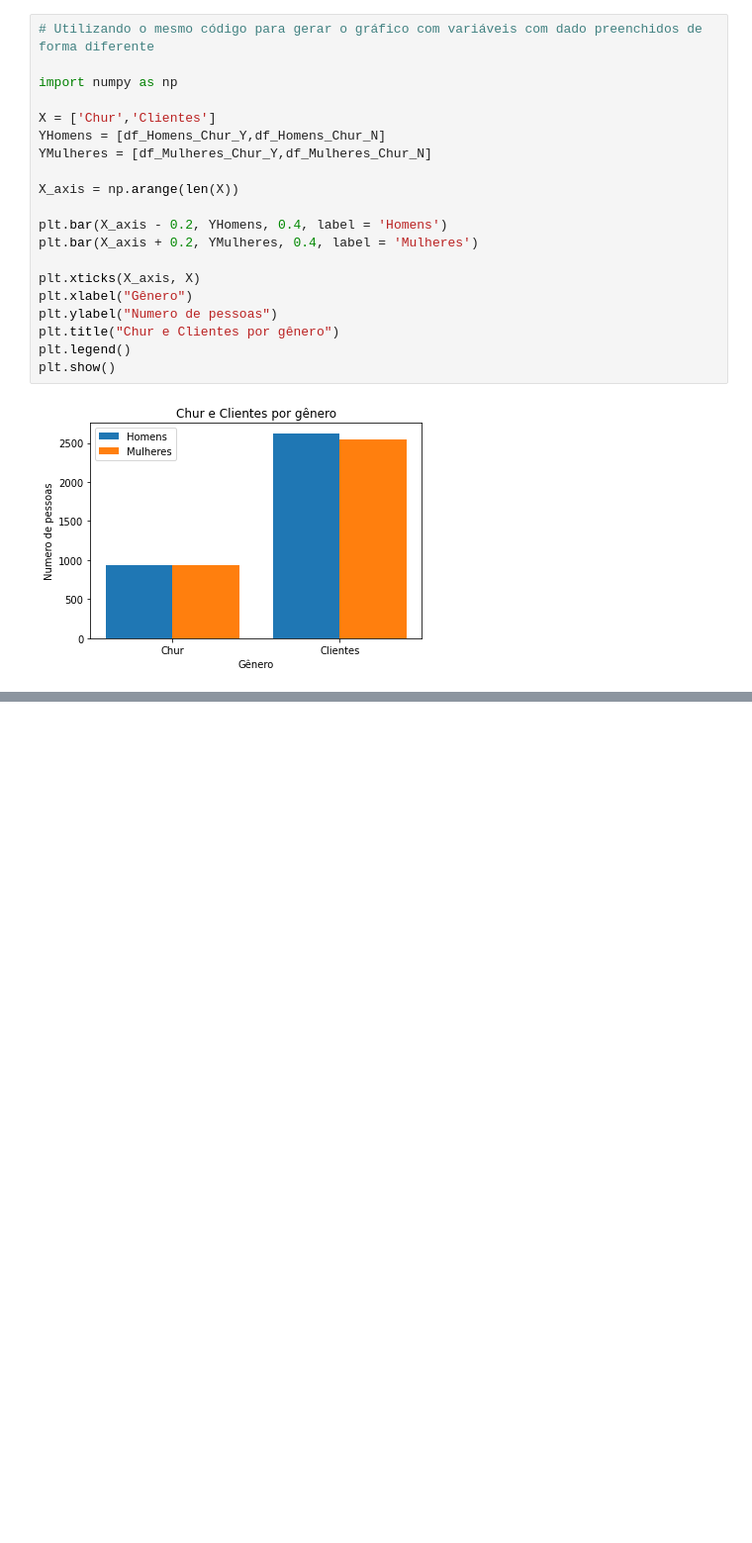
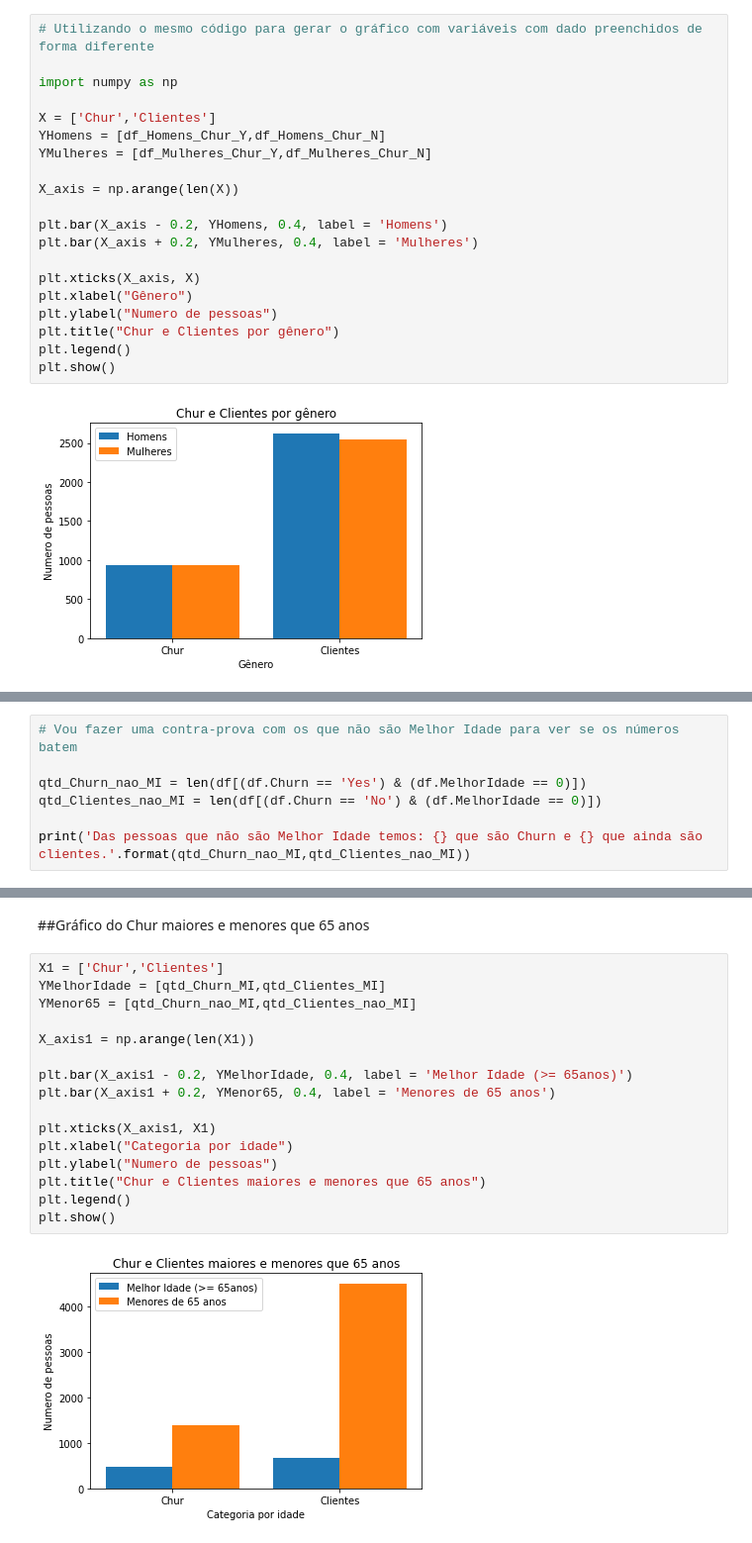
Before and after one commit to marcelo559/Alura_Challenge_DS_Voz, a Jupyter notebook: Data_Visualization.ipynb, the cells around one changed output, grey strips where cells are left out. Shown: that part at 99% size. Cells and saved outputs as stored; diff of their text form; blank space fills up the shorter version.

```diff
--- a/Data_Visualization.ipynb
+++ b/Data_Visualization.ipynb
@@ -125,0 +143,7 @@ plt.show()
+# %%
+# Vou fazer uma contra-prova com os que não são Melhor Idade para ver se os números batem
+
+qtd_Churn_nao_MI = len(df[(df.Churn == 'Yes') & (df.MelhorIdade == 0)])
+qtd_Clientes_nao_MI = len(df[(df.Churn == 'No') & (df.MelhorIdade == 0)])
+
+print('Das pessoas que não são Melhor Idade temos: {} que são Churn e {} que ainda são clientes.'.format(qtd_Churn_nao_MI,qtd_Clientes_nao_MI))
@@ -125,0 +180,20 @@ plt.show()
+# %% [markdown]
+##Gráfico do Chur maiores e menores que 65 anos
+# %%
+X1 = ['Chur','Clientes']
+YMelhorIdade = [qtd_Churn_MI,qtd_Clientes_MI]
+YMenor65 = [qtd_Churn_nao_MI,qtd_Clientes_nao_MI]
+
+X_axis1 = np.arange(len(X1))
+
+plt.bar(X_axis1 - 0.2, YMelhorIdade, 0.4, label = 'Melhor Idade (>= 65anos)')
+plt.bar(X_axis1 + 0.2, YMenor65, 0.4, label = 'Menores de 65 anos')
+
+plt.xticks(X_axis1, X1)
+plt.xlabel("Categoria por idade")
+plt.ylabel("Numero de pessoas")
+plt.title("Chur e Clientes maiores e menores que 65 anos")
+plt.legend()
+plt.show()
+# %% [output]
+[figure, added]
```
Also changed, not shown: parts of 10 cells of this notebook.
